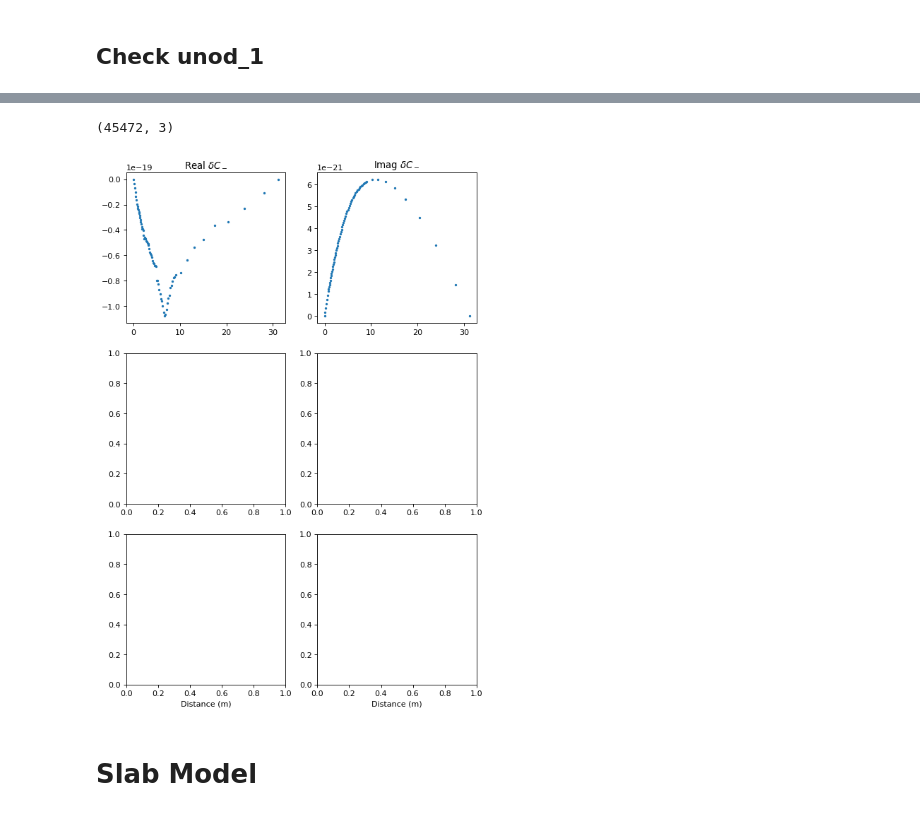
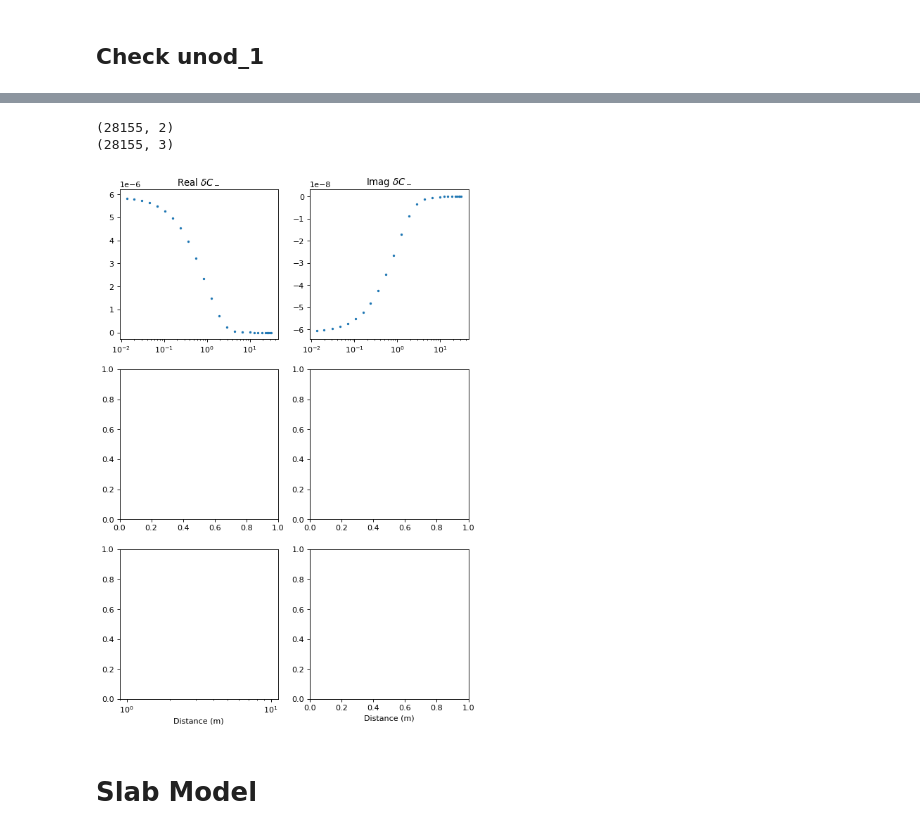
Before and after one commit to yuccadrew/sip, a Jupyter notebook: test_sphere_s62.ipynb, the cells around one changed output, grey strips where cells are left out. Drawn from its saved outputs; the diff is of its cells as text; code cells hidden in the pictures.

```diff
--- a/test_sphere_s62.ipynb
+++ b/test_sphere_s62.ipynb
@@ -5047,12 +5051,18 @@ def set_materials2d(mesh,physics,u2d,freq,case): #modified from set_materials3d
     #set materials in electrolyte
     mask=in_electrolyte
 
-#     c[mask,0,0]=physics['diffusion_electrolyte']
-#     c[mask,1,1]=physics['diffusion_electrolyte']
-    c[mask,2,2]=1.0*(perm0*physics['rel_perm_electrolyte'])
+    c[mask,0,0]=physics['diffusion_electrolyte']
+    c[mask,1,1]=physics['diffusion_electrolyte']
+#     c[mask,2,2]=1.0*(perm0*physics['rel_perm_electrolyte'])
 
 #     c[mask,0,2]=physics['mobility_electrolyte']*zcexp[mask,0]
 #     c[mask,1,2]=physics['mobility_electrolyte']*zcexp[mask,1]
+    pot_ele=grad2d(mesh['nodes'],mesh['elements'],pot,dist_factor=1.0)
+    gamma_x[in_electrolyte,0]=physics['mobility_electrolyte']*cinf*pot_ele[mask,1]
+    gamma_y[in_electrolyte,0]=physics['mobility_electrolyte']*cinf*pot_ele[mask,2]
+    gamma_x[in_electrolyte,1]=-physics['mobility_electrolyte']*cinf*pot_ele[mask,1]
+    gamma_y[in_electrolyte,1]=-physics['mobility_electrolyte']*cinf*pot_ele[mask,2]
+
 
 #     alpha_x[mask,0,0]=-physics['mobility_electrolyte']*u2d[mask,1]
 #     alpha_y[mask,0,0]=-physics['mobility_electrolyte']*u2d[mask,2]
@@ -5062,12 +5072,14 @@ def set_materials2d(mesh,physics,u2d,freq,case): #modified from set_materials3d
 
     a[mask,0,0]=1j*freq
     a[mask,1,1]=1j*freq
+    a[mask,2,2]=1j*freq
 
-    a[mask,2,0]=kA*echarge
-    a[mask,2,1]=-kA*echarge
+#     a[mask,2,0]=kA*echarge
+#     a[mask,2,1]=-kA*echarge
 
-    f[mask,0]=grad2d(mesh['nodes'],mesh['elements'],n1,dist_factor=1.0)[mask,0]*1j*freq
-    f[mask,1]=grad2d(mesh['nodes'],mesh['elements'],n2,dist_factor=1.0)[mask,0]*1j*freq
+#     f[mask,0]=grad2d(mesh['nodes'],mesh['elements'],n1,dist_factor=1.0)[mask,0]*1j*freq
+#     f[mask,1]=grad2d(mesh['nodes'],mesh['elements'],n2,dist_factor=1.0)[mask,0]*1j*freq
+    f[mask,2]=grad2d(mesh['nodes'],mesh['elements'],pot,dist_factor=1.0)[mask,0]*1j*freq
 
 #     gs[in_stern,0]=0 #coupled coefficient; need to verify sign
 #     gs[in_stern,1]=0 #coupled coefficient; need to verify sign
@@ -5082,6 +5094,8 @@ def set_materials2d(mesh,physics,u2d,freq,case): #modified from set_materials3d
             alpha_y[:,i,j]=alpha_y[:,i,j]*mids2d[:,1]
             a[:,i,j]=a[:,i,j]*mids2d[:,1]
         f[:,i]=f[:,i]*mids2d[:,1]
+        gamma_x[:,i]=gamma_x[:,i]*mids2d[:,1]
+        gamma_y[:,i]=gamma_y[:,i]*mids2d[:,1]
         gs[:,i]=gs[:,i]*mids1d[:,1]
 
     nodes=mesh['nodes']
@@ -5675,39 +5791,43 @@ Time elapsed  0.12598776817321777 sec
 
 Done
 # %%
-print(u2d.shape)
+print(mesh['edges'].shape)
+print(mesh['with_third_kind_bc'].shape)
 # %% [output]
-(45472, 3)
+(28155, 2)
+(28155, 3)
 # %%
 %matplotlib inline
 import matplotlib.pyplot as plt
 
 if __name__=='__main__':
     dist=np.sqrt(nodes[:,0]**2+nodes[:,1]**2)
     mask=(dist>=a)&(dist<=10*a)
     on_left_side=(mesh['on_survey_lines']&(nodes[:,0]<0))&mask
     on_right_side=(mesh['on_survey_lines']&(nodes[:,0]>0))&mask
 
     fig,ax=plt.subplots(3,2,sharex=False,figsize=(8,4*3),dpi=80)
     axs=ax.flatten()
     titles=['$\delta C_-$','$\delta C_+$','$\delta U$']
     for i in range(1):
         axs[2*i].plot((nodes[on_right_side,0]-a)/debye_len,np.real(unod[on_right_side]),'.',markersize=4)
 #         axs[2*i].plot((nodes[on_right_side,0]-a)/debye_len,np.real(unod_out[on_right_side,i]),'.',markersize=4)
 #         axs[2*i].plot((nodes[on_right_side,0]-a)/debye_len,np.real(unod_out[on_right_side,i]),'.',alpha=0.01,color='gray')
         axs[2*i].set_title('Real '+titles[i])
 #         axs[2*i].set_xlim(0.01,20)
-#         axs[2*i].set_xscale('log')
+        axs[2*i].set_xscale('log')
 
         axs[2*i+1].plot((nodes[on_right_side,0]-a)/debye_len,np.imag(unod[on_right_side]),'.',markersize=4)
         axs[2*i+1].set_title('Imag '+titles[i])
+        axs[2*i+1].set_xscale('log')
+
 
     axs[4].set_xlabel('Distance (m)')
     axs[5].set_xlabel('Distance (m)')
-#     axs[4].set_xscale('Log')
+    axs[4].set_xscale('Log')
 #     axs[4].set_xlim(0.01,2)
 # %% [output]
-[figure, old version]
+[figure, new version]
 # %% [markdown]
 # Slab Model
 # %% [markdown]
```
Also changed, not shown: parts of 4 cells of this notebook.
